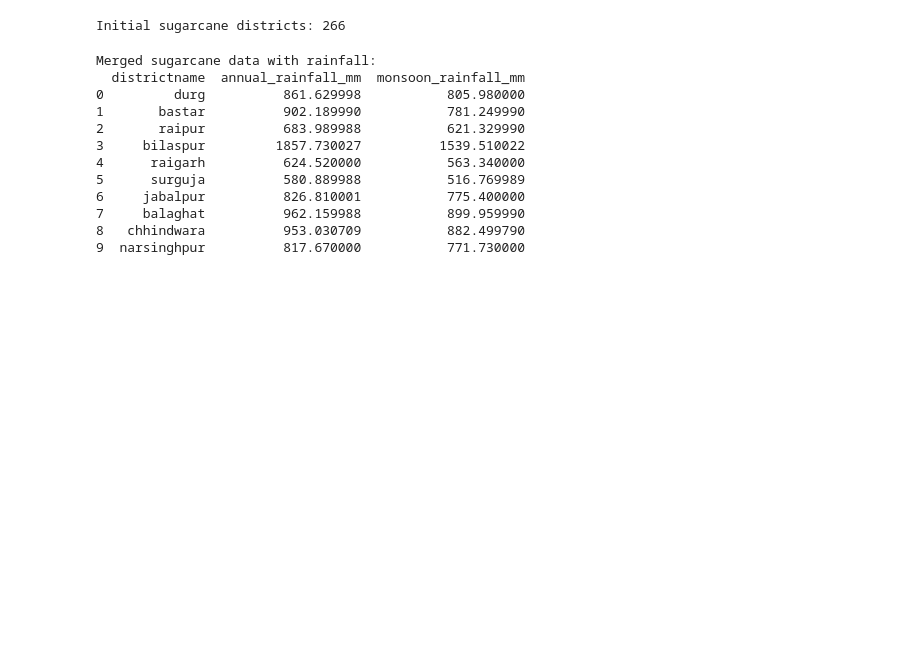
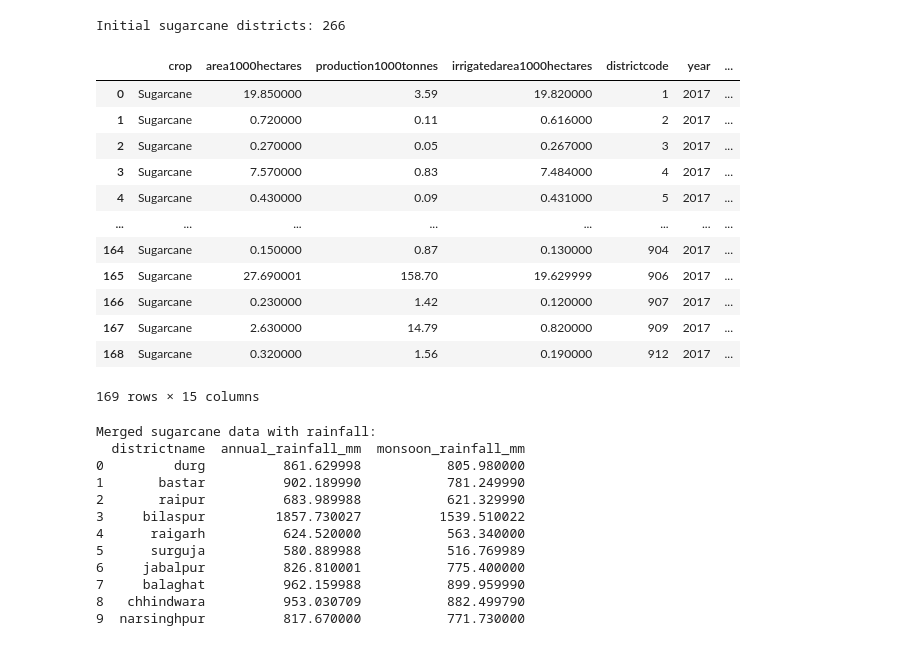
Before and after one commit to priyanshuuuuuuuuu/ECO221_Group-25, a Jupyter notebook: notebooks/sugarcane_analysis.ipynb, the cells around one changed output. Drawn from its saved outputs; the diff is of its cells as text; code cells hidden in the pictures; blank space fills up the shorter version.

```diff
--- a/notebooks/sugarcane_analysis.ipynb
+++ b/notebooks/sugarcane_analysis.ipynb
@@ -43,8 +77,26 @@ annual_rainfall['districtname'] = annual_rainfall['districtname'].str.lower().st
 monsoon_summary['districtname'] = monsoon_summary['districtname'].str.lower().str.strip()
 # %%
 # === Merge rainfall summaries ===
-sugarcane_df = pd.merge(sugarcane_df, annual_rainfall, on='districtname', how='left')
-sugarcane_df = pd.merge(sugarcane_df, monsoon_summary, on='districtname', how='left')
+sugarcane_df = pd.merge(sugarcane_df, annual_rainfall, on='districtname', how='inner')
+sugarcane_df = pd.merge(sugarcane_df, monsoon_summary, on='districtname', how='inner')
+# sugarcane_df = pd.merge(sugarcane_df, annual_rainfall, on='districtname', how='left')
+# sugarcane_df = pd.merge(sugarcane_df, monsoon_summary, on='districtname', how='left')
+# %%
+sugarcane_df
+# %% [output]
+|  | crop | area1000hectares | production1000tonnes | irrigatedarea1000hectares | districtcode | year | ... |
+| 0 | Sugarcane | 19.850000 | 3.59 | 19.820000 | 1 | 2017 | ... |
+| 1 | Sugarcane | 0.720000 | 0.11 | 0.616000 | 2 | 2017 | ... |
+| 2 | Sugarcane | 0.270000 | 0.05 | 0.267000 | 3 | 2017 | ... |
+| 3 | Sugarcane | 7.570000 | 0.83 | 7.484000 | 4 | 2017 | ... |
+| 4 | Sugarcane | 0.430000 | 0.09 | 0.431000 | 5 | 2017 | ... |
+| ... | ... | ... | ... | ... | ... | ... | ... |
+| 164 | Sugarcane | 0.150000 | 0.87 | 0.130000 | 904 | 2017 | ... |
+| 165 | Sugarcane | 27.690001 | 158.70 | 19.629999 | 906 | 2017 | ... |
+| 166 | Sugarcane | 0.230000 | 1.42 | 0.120000 | 907 | 2017 | ... |
+| 167 | Sugarcane | 2.630000 | 14.79 | 0.820000 | 909 | 2017 | ... |
+| 168 | Sugarcane | 0.320000 | 1.56 | 0.190000 | 912 | 2017 | ... |
+169 rows × 15 columns
 # %%
 print("Merged sugarcane data with rainfall:")
 print(sugarcane_df[['districtname', 'annual_rainfall_mm', 'monsoon_rainfall_mm']].head(10))
```
Also changed, not shown: parts of 14 cells of this notebook, 5 other files.
